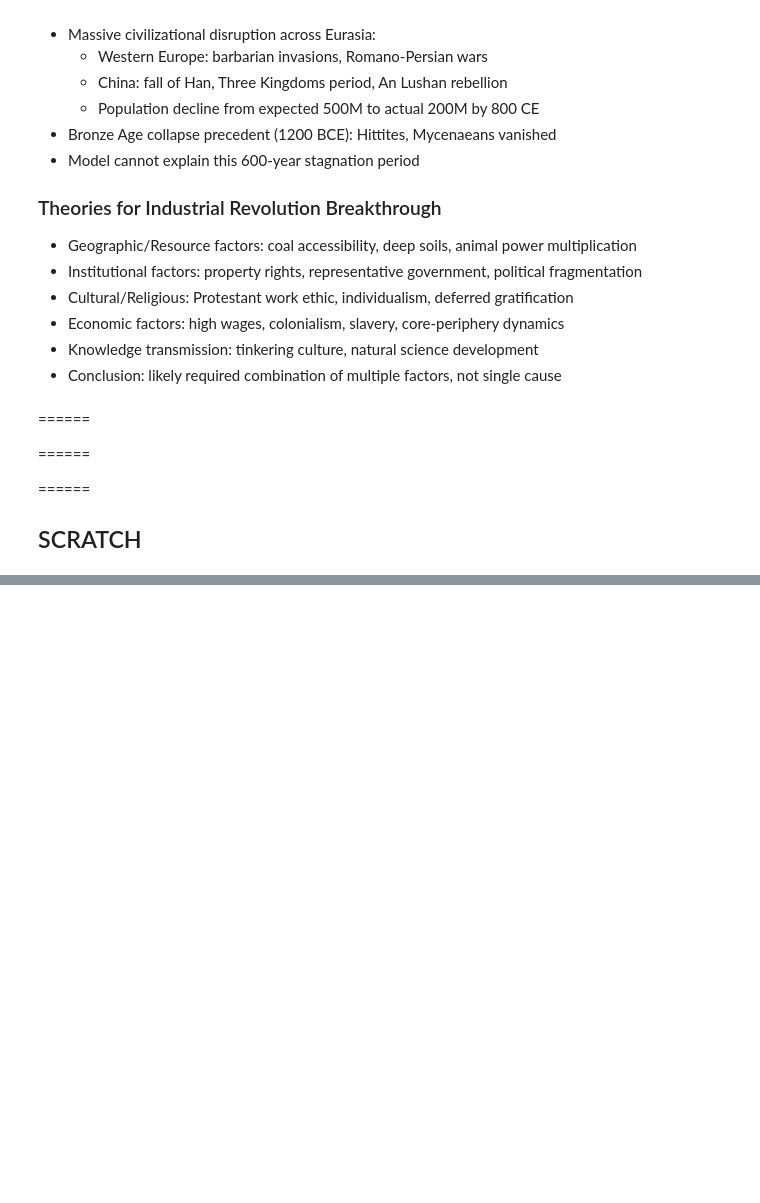
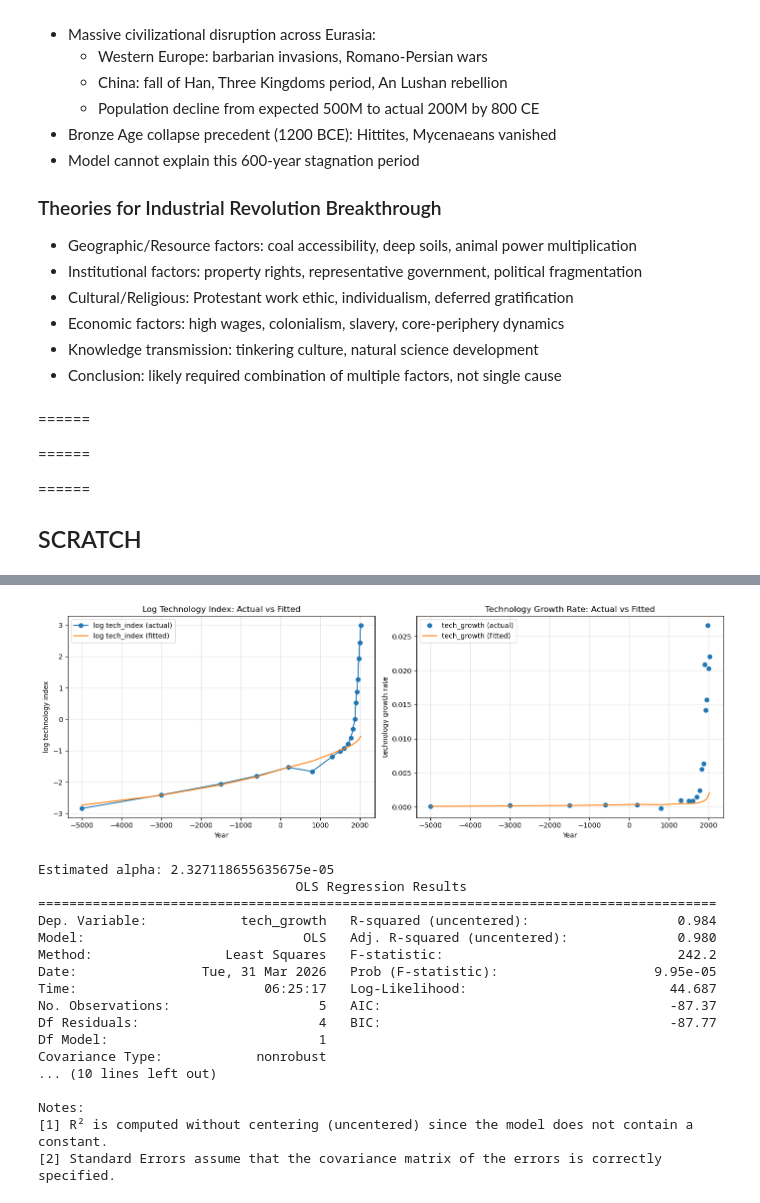
Before and after one commit to braddelong/working_20251227, a Jupyter notebook: 2026-03-17-DELIVERED-econ-196-week-7-1875-hinge-of-history.ipynb, the cells around one changed output, grey strips where cells are left out. Cells and saved outputs as stored; diff of their text form; code cells hidden in the pictures; blank space fills up the shorter version.

```diff
--- a/2026-03-17-DELIVERED-econ-196-week-7-1875-hinge-of-history.ipynb
+++ b/2026-03-17-DELIVERED-econ-196-week-7-1875-hinge-of-history.ipynb
@@ -833,0 +884,25 @@ Notes:
+# %%
+estimate_and_plot_tech_half(
+            initial_year=-5000,
+            final_year=200,
+            final_plot_year=2025
+        );
+# %% [output]
+[figure, added]
+Estimated alpha: 2.327118655635675e-05
+                                 OLS Regression Results
+=======================================================================================
+Dep. Variable:            tech_growth   R-squared (uncentered):                   0.984
+Model:                            OLS   Adj. R-squared (uncentered):              0.980
+Method:                 Least Squares   F-statistic:                              242.2
+Date:                Tue, 31 Mar 2026   Prob (F-statistic):                    9.95e-05
+Time:                        06:25:17   Log-Likelihood:                          44.687
+No. Observations:                   5   AIC:                                     -87.37
+Df Residuals:                       4   BIC:                                     -87.77
+Df Model:                           1
+Covariance Type:            nonrobust
+... (10 lines left out)
+
+Notes:
+[1] R² is computed without centering (uncentered) since the model does not contain a constant.
+[2] Standard Errors assume that the covariance matrix of the errors is correctly specified.
```
Also changed, not shown: parts of 8 cells of this notebook, 1 other file.
